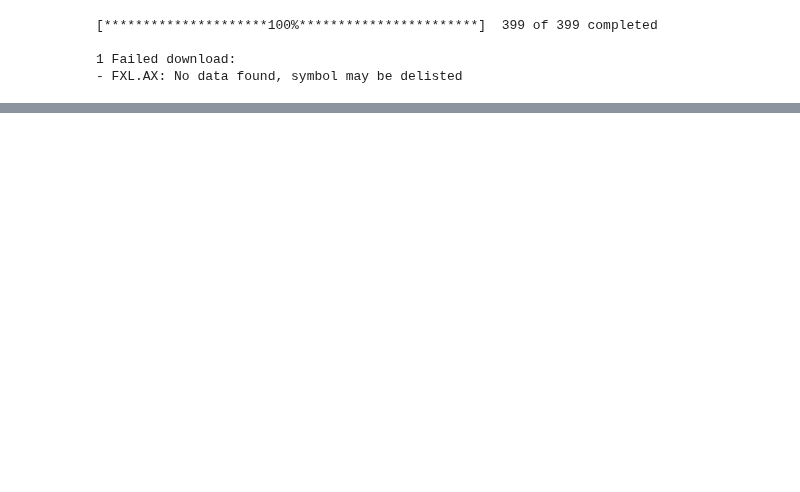
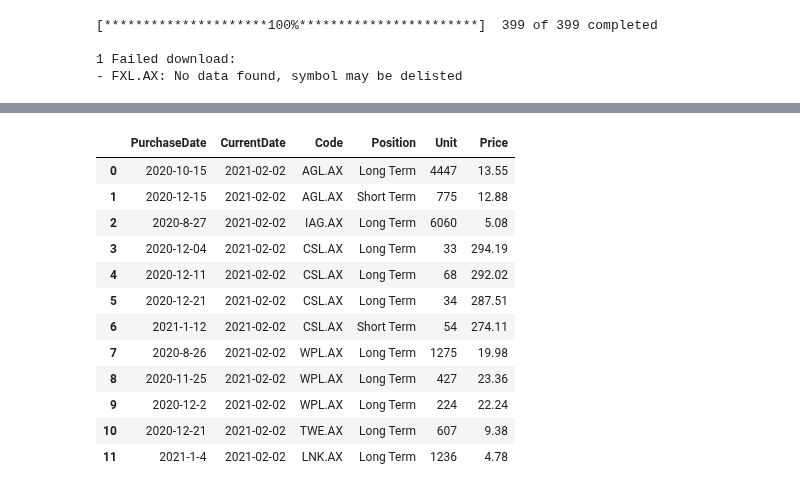
Before and after one commit to RonnyCh/mydsbook, a Jupyter notebook: Stock Portfolio V2.ipynb, the cells around one changed output, grey strips where cells are left out. Cells and saved outputs as stored; diff of their text form; code cells hidden in the pictures; blank space fills up the shorter version.

```diff
--- a/Stock Portfolio V2.ipynb
+++ b/Stock Portfolio V2.ipynb
@@ -291,0 +344,40 @@ Text(0.5, 0, 'Long vs Short Avg')
+# %%
+
+from pandas import DataFrame
+
+myval = [
+    # Bought Date, Sold Date, Code, Type, Unit, Price, Margin
+
+
+    ['2020-10-15',mydate,'AGL.AX','Long Term',4447,13.55],
+    ['2020-12-15',mydate,'AGL.AX','Short Term',775,12.885],
+    ['2020-8-27',mydate,'IAG.AX','Long Term',6060,5.08],
+    ['2020-12-04',mydate,'CSL.AX','Long Term',33,294.19],
+    ['2020-12-11',mydate,'CSL.AX','Long Term',68,292.025],
+    ['2020-12-21',mydate,'CSL.AX','Long Term',34,287.511],
+    ['2021-1-12' ,mydate,'CSL.AX','Short Term',54,274.11],
+    ['2020-8-26',mydate,'WPL.AX','Long Term',1275,19.98],
+    ['2020-11-25',mydate,'WPL.AX','Long Term',427,23.36],
+    ['2020-12-2',mydate,'WPL.AX','Long Term',224,22.24],
+    ['2020-12-21',mydate,'TWE.AX','Long Term',607,9.38],
+    ['2021-1-4',mydate,'LNK.AX','Long Term',1236,4.78]
+
+     ]
+
+df = DataFrame (myval,columns=['PurchaseDate','CurrentDate','Code','Position','Unit','Price'])
+
+df
+# %% [output]
+|  | PurchaseDate | CurrentDate | Code | Position | Unit | Price |
+| 0 | 2020-10-15 | 2021-02-02 | AGL.AX | Long Term | 4447 | 13.55 |
+| 1 | 2020-12-15 | 2021-02-02 | AGL.AX | Short Term | 775 | 12.88 |
+| 2 | 2020-8-27 | 2021-02-02 | IAG.AX | Long Term | 6060 | 5.08 |
+| 3 | 2020-12-04 | 2021-02-02 | CSL.AX | Long Term | 33 | 294.19 |
+| 4 | 2020-12-11 | 2021-02-02 | CSL.AX | Long Term | 68 | 292.02 |
+| 5 | 2020-12-21 | 2021-02-02 | CSL.AX | Long Term | 34 | 287.51 |
+| 6 | 2021-1-12 | 2021-02-02 | CSL.AX | Short Term | 54 | 274.11 |
+| 7 | 2020-8-26 | 2021-02-02 | WPL.AX | Long Term | 1275 | 19.98 |
+| 8 | 2020-11-25 | 2021-02-02 | WPL.AX | Long Term | 427 | 23.36 |
+| 9 | 2020-12-2 | 2021-02-02 | WPL.AX | Long Term | 224 | 22.24 |
+| 10 | 2020-12-21 | 2021-02-02 | TWE.AX | Long Term | 607 | 9.38 |
+| 11 | 2021-1-4 | 2021-02-02 | LNK.AX | Long Term | 1236 | 4.78 |
```
Also changed, not shown: parts of 10 cells of this notebook.
